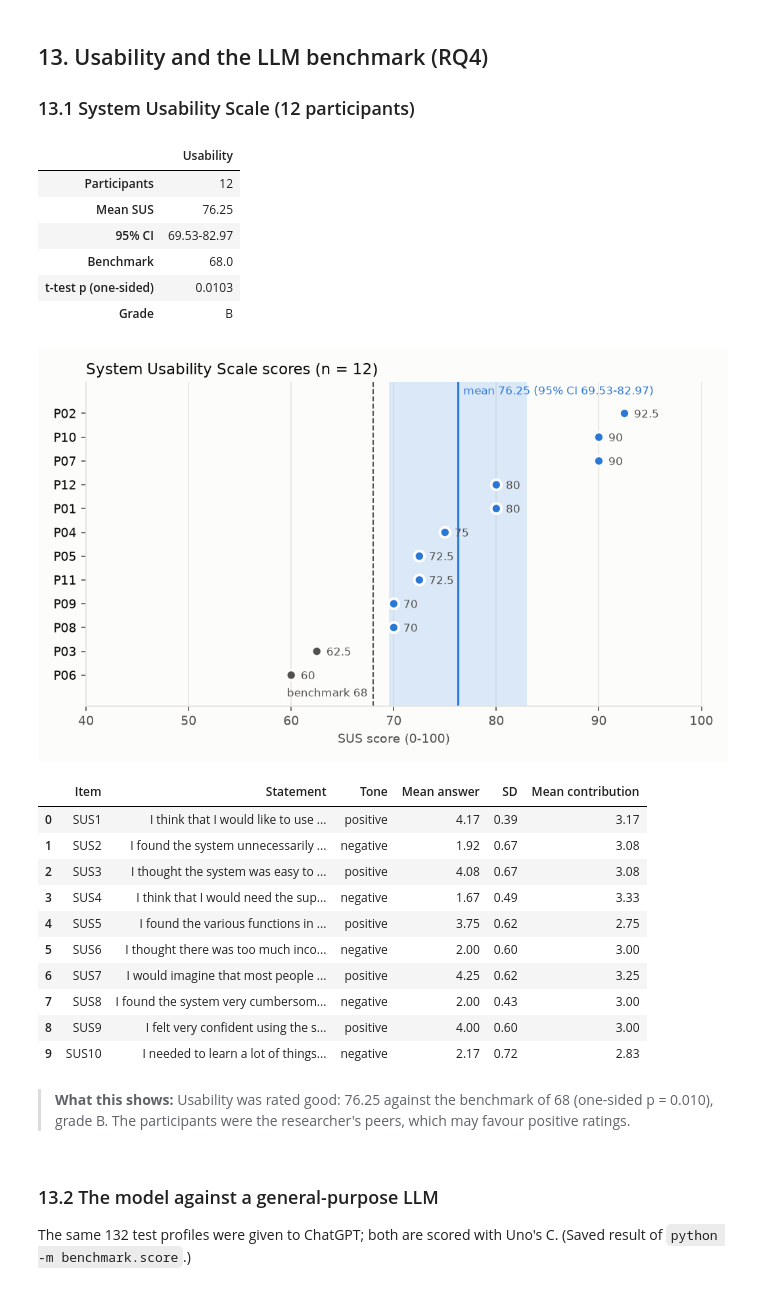
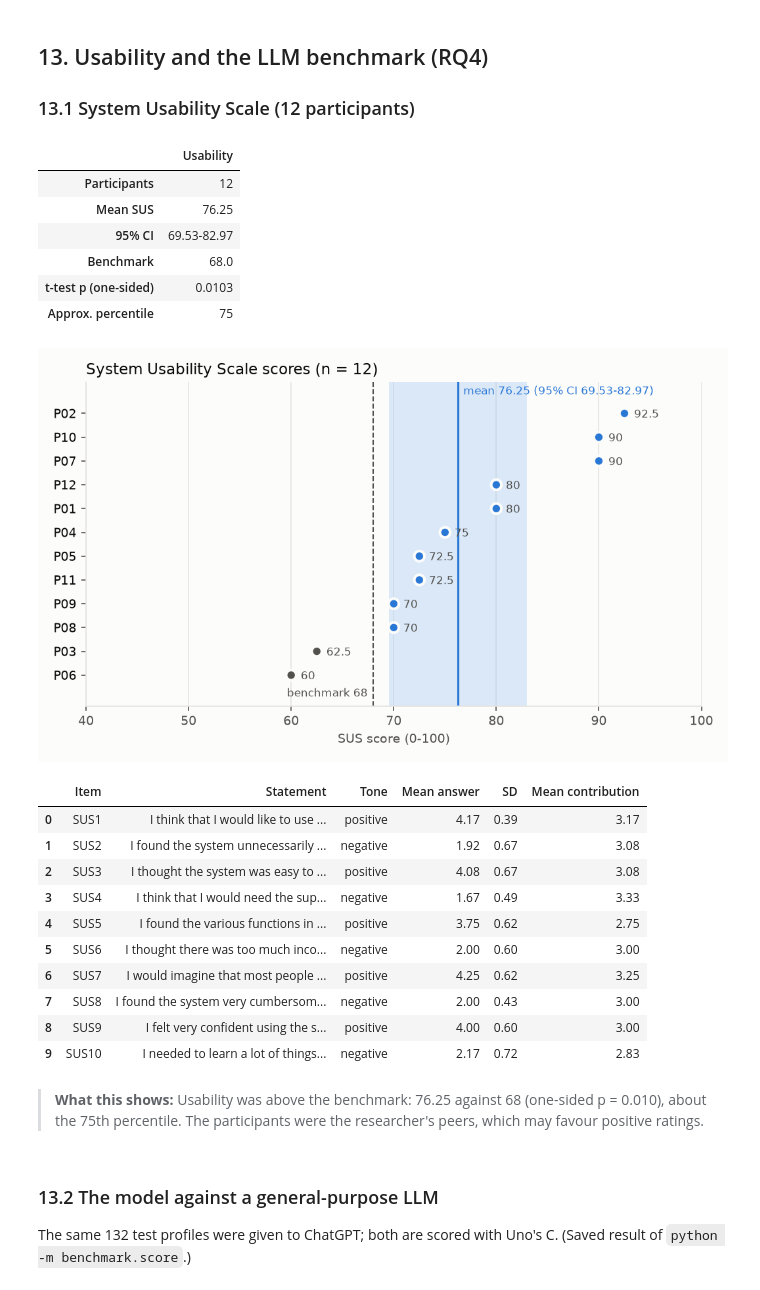
Before and after one commit to ShaznaSalman/final-research-employability-survival_COBSCCOMP24.2P019, a Jupyter notebook: notebooks/research_walkthrough.ipynb, the cells around one changed output. Cells and saved outputs as stored; diff of their text form; code cells hidden in the pictures.

```diff
--- a/notebooks/research_walkthrough.ipynb
+++ b/notebooks/research_walkthrough.ipynb
@@ -1186,27 +1185,27 @@ Employer importance vs share of ads (Spearman): rho = 0.386, p = 0.052
 # %%
 # ---- SUS results, recomputed live from the form responses (core/sus_study.py) -----------------------------------
 if not sus_study.SOURCE.exists():
     print("No usability responses here (synthetic mode): this section needs the real SUS study.")
 else:
     sus_result = sus_study.run(out_dir=TMP)          # scores, tests and chart written to the scratch folder
     sus = sus_result["summary"]
     show_table(pd.DataFrame([{"Participants": sus["n"], "Mean SUS": sus["mean"],
                            "95% CI": f"{sus['ci_low']}-{sus['ci_high']}", "Benchmark": sus["benchmark"],
-                           "t-test p (one-sided)": round(sus["p_one_sided"], 4), "Grade": sus["grade"]}]).T
+                           "t-test p (one-sided)": round(sus["p_one_sided"], 4), "Approx. percentile": sus["percentile_approx"]}]).T
             .rename(columns={0: "Usability"}))
     show_png(TMP / "figures" / "sus_scores.png", width=760)
 
     # ---- Each SUS statement (thesis Table G.1): mean answer and its contribution to the score ---------------------
     items = pd.DataFrame(sus_result["items"])
     show_table(items[["item", "text", "tone", "mean_answer", "sd", "mean_contribution"]])
 # %% [output]
 |  | Usability |
 | Participants | 12 |
 | Mean SUS | 76.25 |
 | 95% CI | 69.53-82.97 |
 | Benchmark | 68.0 |
 | t-test p (one-sided) | 0.0103 |
-| Grade | B |
+| Approx. percentile | 75 |
 [figure]
 |  | Item | Statement | Tone | Mean answer | SD | Mean contribution |
 | 0 | SUS1 | I think that I would like to use ... | positive | 4.17 | 0.39 | 3.17 |
@@ -1220,7 +1219,7 @@ else:
 | 8 | SUS9 | I felt very confident using the s... | positive | 4.00 | 0.60 | 3.00 |
 | 9 | SUS10 | I needed to learn a lot of things... | negative | 2.17 | 0.72 | 2.83 |
 # %% [markdown]
-> **What this shows:** Usability was rated good: 76.25 against the benchmark of 68 (one-sided p = 0.010), grade B. The participants were the researcher's peers, which may favour positive ratings.
+> **What this shows:** Usability was above the benchmark: 76.25 against 68 (one-sided p = 0.010), about the 75th percentile. The participants were the researcher's peers, which may favour positive ratings.
 # %% [markdown]
 ### 13.2 The model against a general-purpose LLM
 
```
Also changed, not shown: parts of 4 cells of this notebook, 16 other files.
